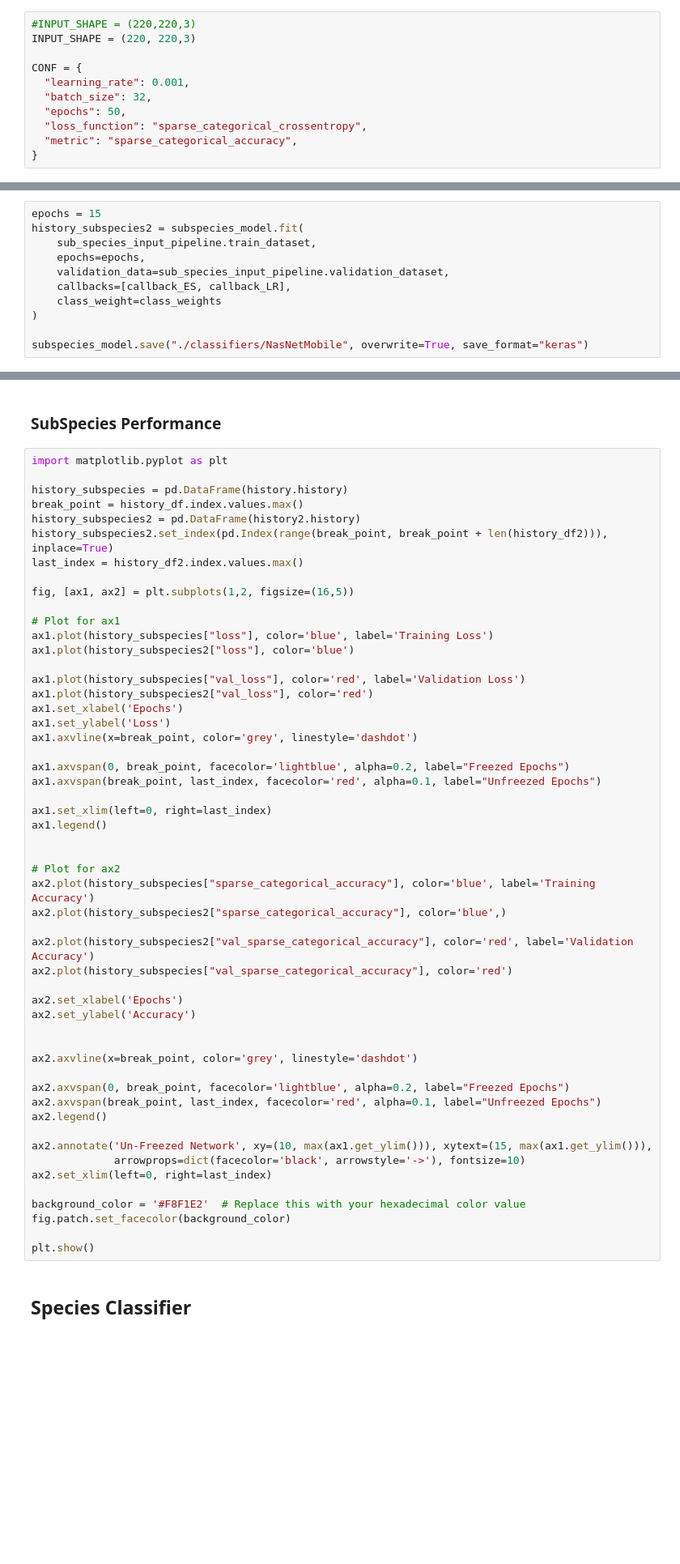
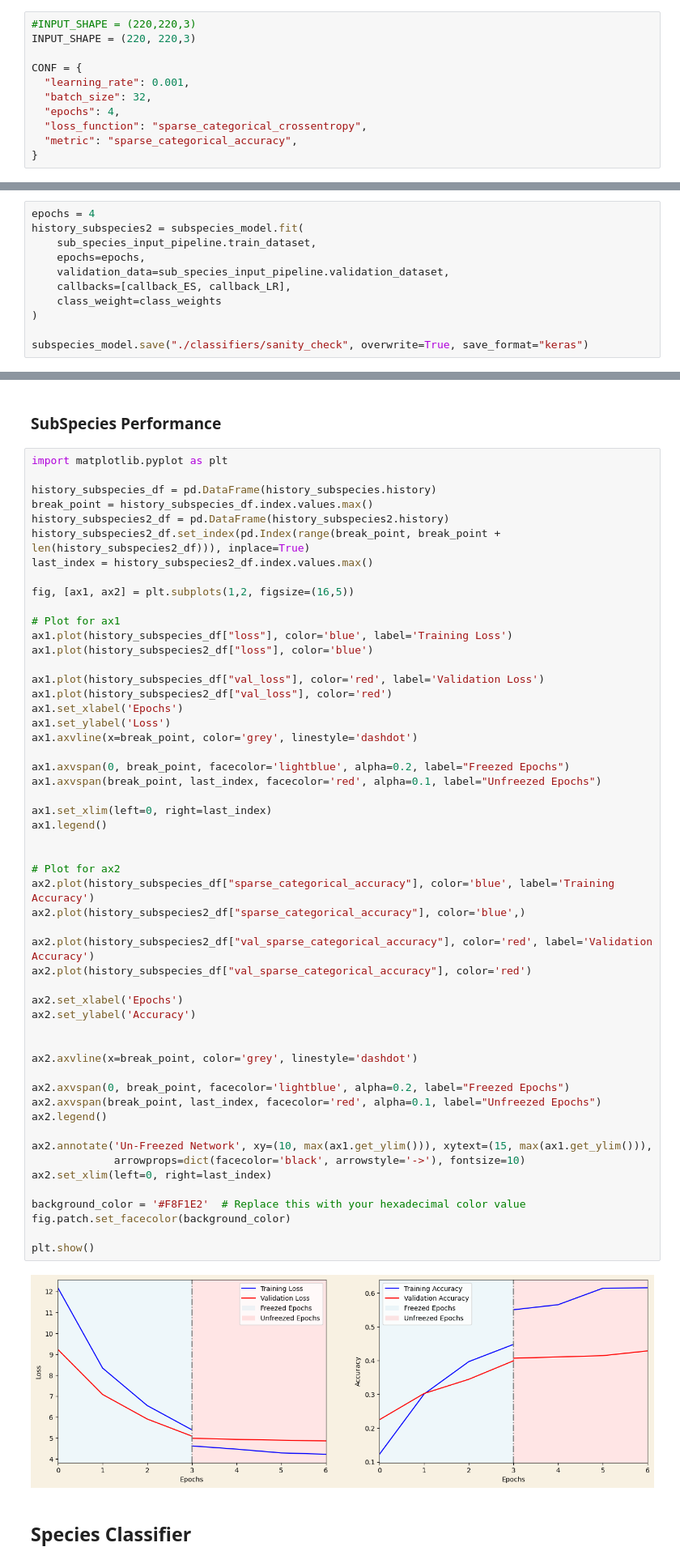
Before and after one commit to oliverweissl/Applied-Machine-Learning-Project, a Jupyter notebook: 5_ml_pipeline_finetunning.ipynb, the cells around one changed output, grey strips where cells are left out. Shown at 81% size. Saved outputs shown, nothing was run; the diff lists cells and outputs as text; blank space fills up the shorter version.

Commit message:
fixed naming error in acc_plot

```diff
--- a/5_ml_pipeline_finetunning.ipynb
+++ b/5_ml_pipeline_finetunning.ipynb
@@ -47,7 +47,7 @@ INPUT_SHAPE = (220, 220,3)
 CONF = {
   "learning_rate": 0.001,
   "batch_size": 32,
-  "epochs": 50,
+  "epochs": 4,
   "loss_function": "sparse_categorical_crossentropy",
   "metric": "sparse_categorical_accuracy",
 }
@@ -209,7 +200,7 @@ Trainable params: 4,557,082
 Non-trainable params: 38,850
 ____________________________________________________________________________
 # %%
-epochs = 15
+epochs = 4
 history_subspecies2 = subspecies_model.fit(
     sub_species_input_pipeline.train_dataset,
     epochs=epochs,
@@ -218,5 +209,5 @@ history_subspecies2 = subspecies_model.fit(
     class_weight=class_weights
 )
 
-subspecies_model.save("./classifiers/NasNetMobile", overwrite=True, save_format="keras")
+subspecies_model.save("./classifiers/sanity_check", overwrite=True, save_format="keras")
 # %% [output]
@@ -245,56 +227,58 @@ INFO:tensorflow:Assets written to: ./classifiers/NasNetMobile\assets
 # %%
 import matplotlib.pyplot as plt
 
-history_subspecies = pd.DataFrame(history.history)
-break_point = history_df.index.values.max()
-history_subspecies2 = pd.DataFrame(history2.history)
-history_subspecies2.set_index(pd.Index(range(break_point, break_point + len(history_df2))), inplace=True)
-last_index = history_df2.index.values.max()
+history_subspecies_df = pd.DataFrame(history_subspecies.history)
+break_point = history_subspecies_df.index.values.max()
+history_subspecies2_df = pd.DataFrame(history_subspecies2.history)
+history_subspecies2_df.set_index(pd.Index(range(break_point, break_point + len(history_subspecies2_df))), inplace=True)
+last_index = history_subspecies2_df.index.values.max()
 
 fig, [ax1, ax2] = plt.subplots(1,2, figsize=(16,5))
 
 # Plot for ax1
-ax1.plot(history_subspecies["loss"], color='blue', label='Training Loss')
-ax1.plot(history_subspecies2["loss"], color='blue')
+ax1.plot(history_subspecies_df["loss"], color='blue', label='Training Loss')
+ax1.plot(history_subspecies2_df["loss"], color='blue')
 
-ax1.plot(history_subspecies["val_loss"], color='red', label='Validation Loss')
-ax1.plot(history_subspecies2["val_loss"], color='red')
+ax1.plot(history_subspecies_df["val_loss"], color='red', label='Validation Loss')
+ax1.plot(history_subspecies2_df["val_loss"], color='red')
 ax1.set_xlabel('Epochs')
 ax1.set_ylabel('Loss')
 ax1.axvline(x=break_point, color='grey', linestyle='dashdot')
 
 ax1.axvspan(0, break_point, facecolor='lightblue', alpha=0.2, label="Freezed Epochs")
 ax1.axvspan(break_point, last_index, facecolor='red', alpha=0.1, label="Unfreezed Epochs")
 
 ax1.set_xlim(left=0, right=last_index)
 ax1.legend()
 
 
 # Plot for ax2
-ax2.plot(history_subspecies["sparse_categorical_accuracy"], color='blue', label='Training Accuracy')
-ax2.plot(history_subspecies2["sparse_categorical_accuracy"], color='blue',)
+ax2.plot(history_subspecies_df["sparse_categorical_accuracy"], color='blue', label='Training Accuracy')
+ax2.plot(history_subspecies2_df["sparse_categorical_accuracy"], color='blue',)
 
-ax2.plot(history_subspecies2["val_sparse_categorical_accuracy"], color='red', label='Validation Accuracy')
-ax2.plot(history_subspecies["val_sparse_categorical_accuracy"], color='red')
+ax2.plot(history_subspecies2_df["val_sparse_categorical_accuracy"], color='red', label='Validation Accuracy')
+ax2.plot(history_subspecies_df["val_sparse_categorical_accuracy"], color='red')
 
 ax2.set_xlabel('Epochs')
 ax2.set_ylabel('Accuracy')
 
 
 ax2.axvline(x=break_point, color='grey', linestyle='dashdot')
 
 ax2.axvspan(0, break_point, facecolor='lightblue', alpha=0.2, label="Freezed Epochs")
 ax2.axvspan(break_point, last_index, facecolor='red', alpha=0.1, label="Unfreezed Epochs")
 ax2.legend()
 
 ax2.annotate('Un-Freezed Network', xy=(10, max(ax1.get_ylim())), xytext=(15, max(ax1.get_ylim())),
              arrowprops=dict(facecolor='black', arrowstyle='->'), fontsize=10)
 ax2.set_xlim(left=0, right=last_index)
 
 background_color = '#F8F1E2'  # Replace this with your hexadecimal color value
 fig.patch.set_facecolor(background_color)
 
 plt.show()
+# %% [output]
+[figure, added]
 # %% [markdown]
 ## Species Classifier
 # %%
```
Also changed, not shown: parts of 4 cells of this notebook.
